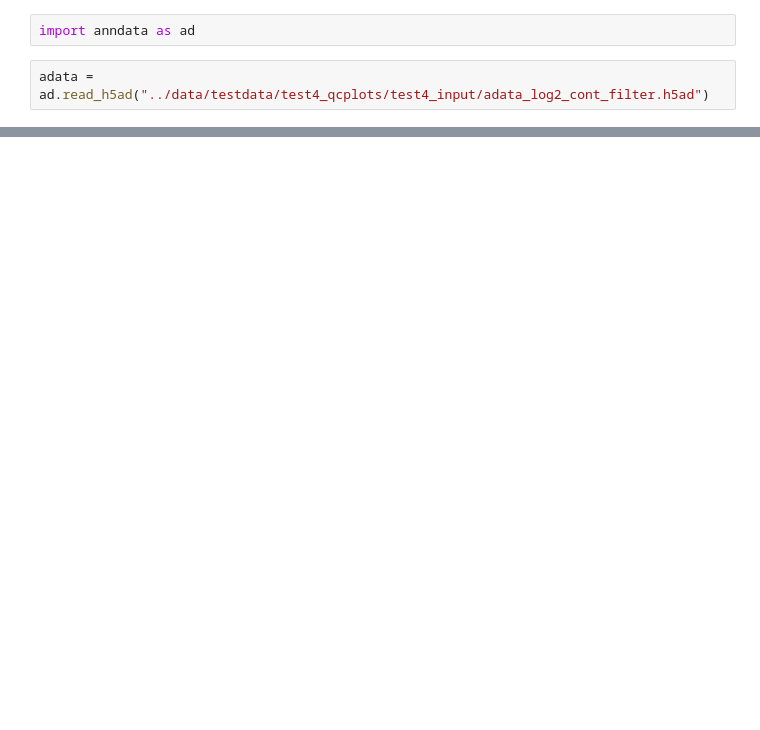
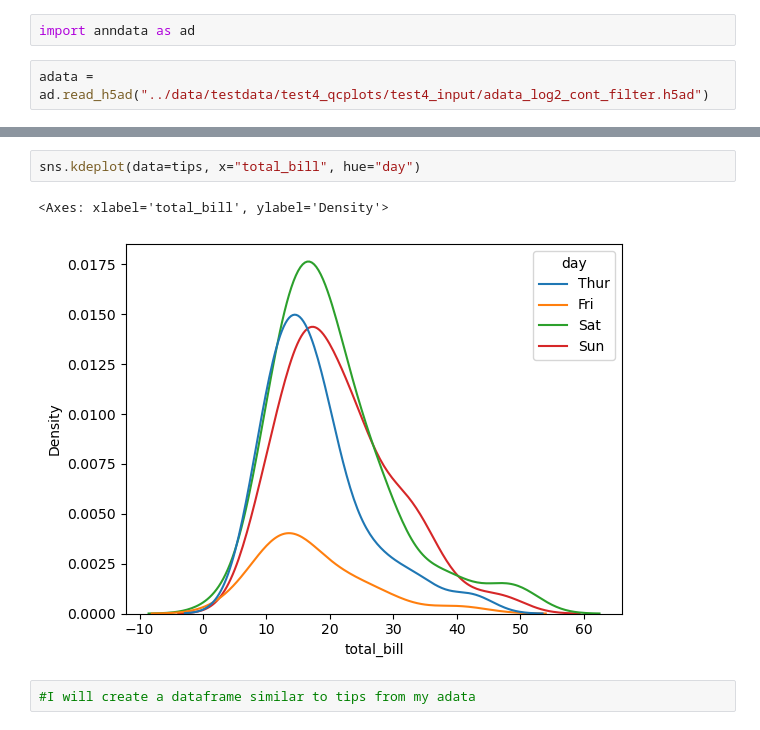
Before and after one commit to josenimo/PyProteomics, a Jupyter notebook: JupyterNotebooks/Test4_Plotting.ipynb, the cells around one changed output, grey strips where cells are left out. Saved outputs shown, nothing was run; the diff lists cells and outputs as text; blank space fills up the shorter version.

```diff
--- a/JupyterNotebooks/Test4_Plotting.ipynb
+++ b/JupyterNotebooks/Test4_Plotting.ipynb
@@ -55,0 +27,7 @@ KeyError: 'index'
+# %%
+sns.kdeplot(data=tips, x="total_bill", hue="day")
+# %% [output]
+<Axes: xlabel='total_bill', ylabel='Density'>
+[figure, added]
+# %%
+#I will create a dataframe similar to tips from my adata
```
Also changed, not shown: parts of 13 cells of this notebook, 1 other file.
